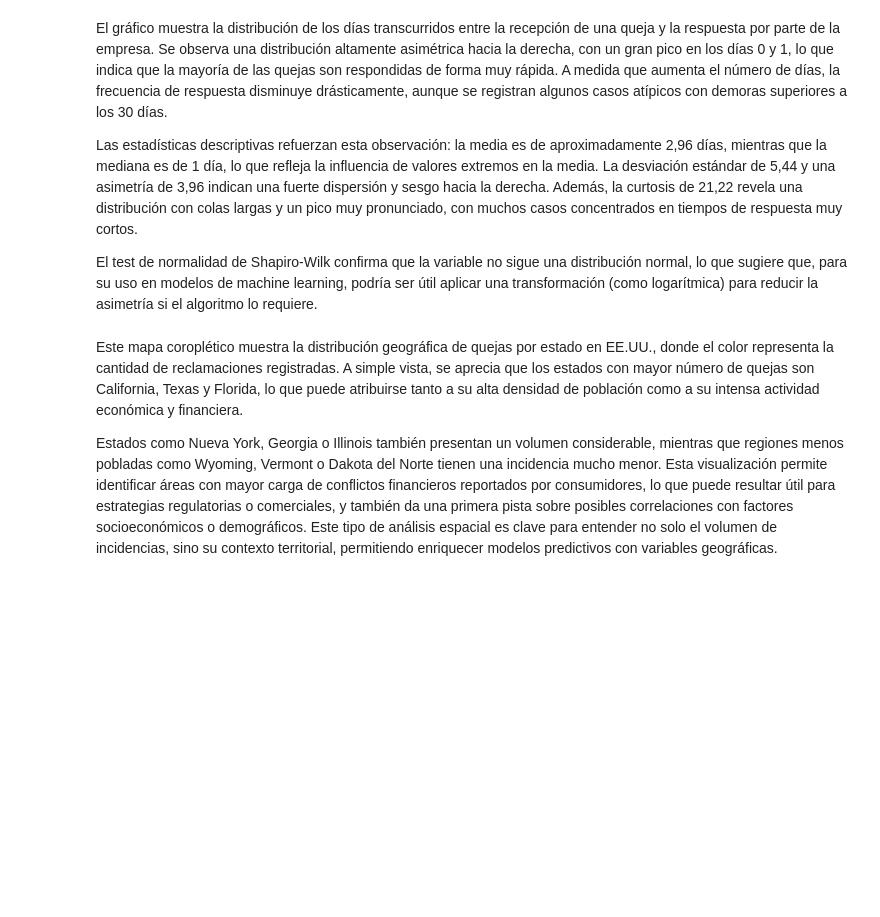
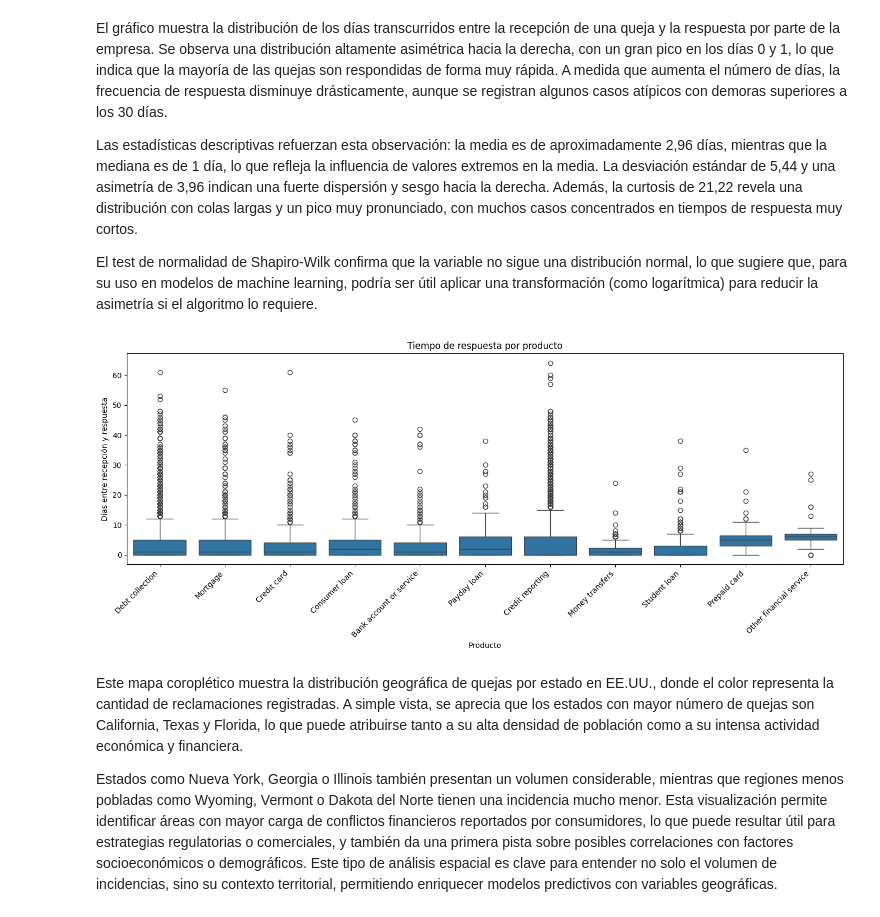
Before and after one commit to Jonolalde93/Proyectos_DS2025, a Jupyter notebook: Proyecto Fin de Modulo ML/notebooks/01.EDA.ipynb, the cells around one changed output. Drawn from its saved outputs; the diff is of its cells as text; code cells hidden in the pictures; blank space fills up the shorter version.

```diff
--- a/Proyecto Fin de Modulo ML/notebooks/01.EDA.ipynb
+++ b/Proyecto Fin de Modulo ML/notebooks/01.EDA.ipynb
@@ -18,6 +18,5 @@ import os
 # %% [markdown]
 ## Carga del Dataset
 # %%
-dt_quejas = pd.read_csv('..\data\quejas-clientes.csv')
-dt_quejas.head(20)
+dit_quejas.head(20)
 # %% [output]
@@ -654,6 +807,26 @@ El gráfico muestra la distribución de los días transcurridos entre la recepci
 Las estadísticas descriptivas refuerzan esta observación: la media es de aproximadamente 2,96 días, mientras que la mediana es de 1 día, lo que refleja la influencia de valores extremos en la media. La desviación estándar de 5,44 y una asimetría de 3,96 indican una fuerte dispersión y sesgo hacia la derecha. Además, la curtosis de 21,22 revela una distribución con colas largas y un pico muy pronunciado, con muchos casos concentrados en tiempos de respuesta muy cortos.
 
 El test de normalidad de Shapiro-Wilk confirma que la variable no sigue una distribución normal, lo que sugiere que, para su uso en modelos de machine learning, podría ser útil aplicar una transformación (como logarítmica) para reducir la asimetría si el algoritmo lo requiere.
+# %%
+import matplotlib.pyplot as plt
+import seaborn as sns
+
+plt.figure(figsize=(14, 6))
+sns.boxplot(
+    data=dt_quejas_corr,
+    x="Product",
+    y="Difference in days",
+    showfliers=True   # Muestra outliers
+)
+
+plt.xticks(rotation=45, ha="right")
+plt.title("Tiempo de respuesta por producto")
+plt.xlabel("Producto")
+plt.ylabel("Días entre recepción y respuesta")
+plt.tight_layout()
+plt.show()
+# %% [output]
+[figure, added]
 # %%
 import plotly.express as px
 
```
Also changed, not shown: parts of 7 cells of this notebook, 20 other files.
